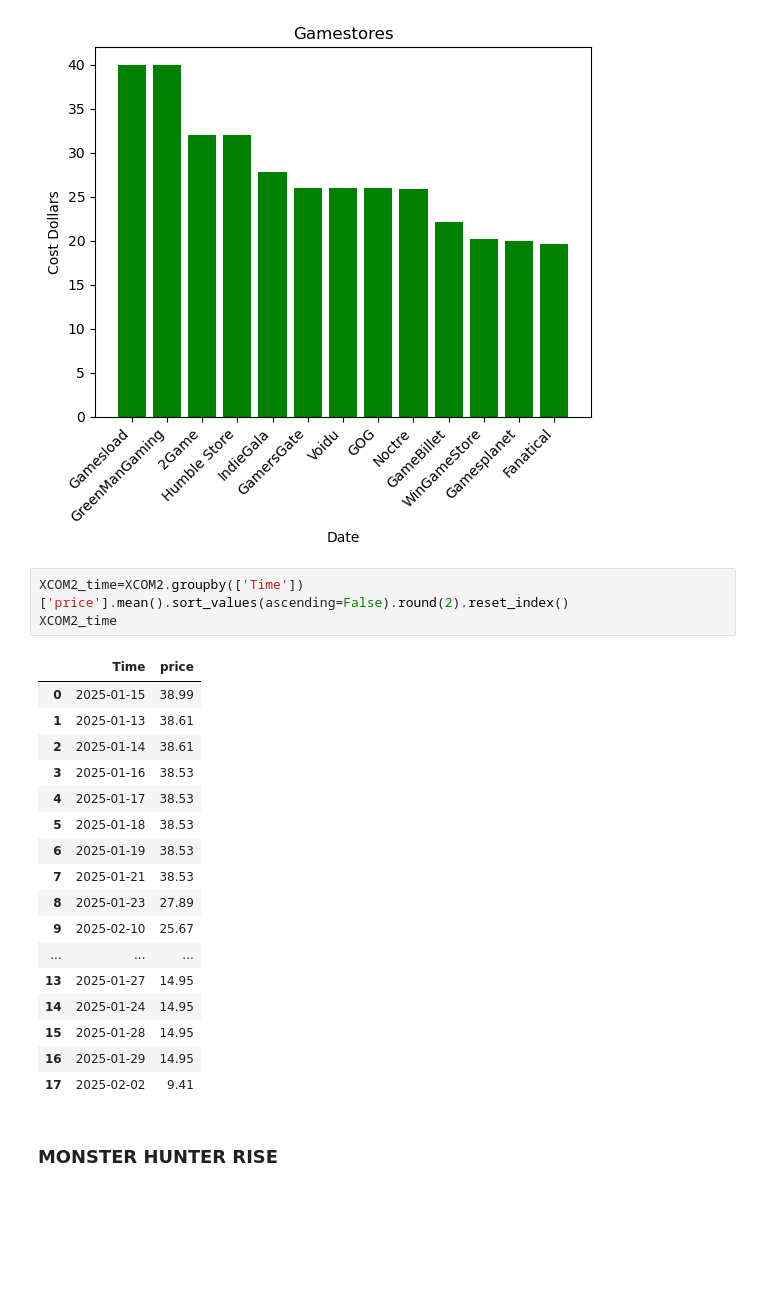
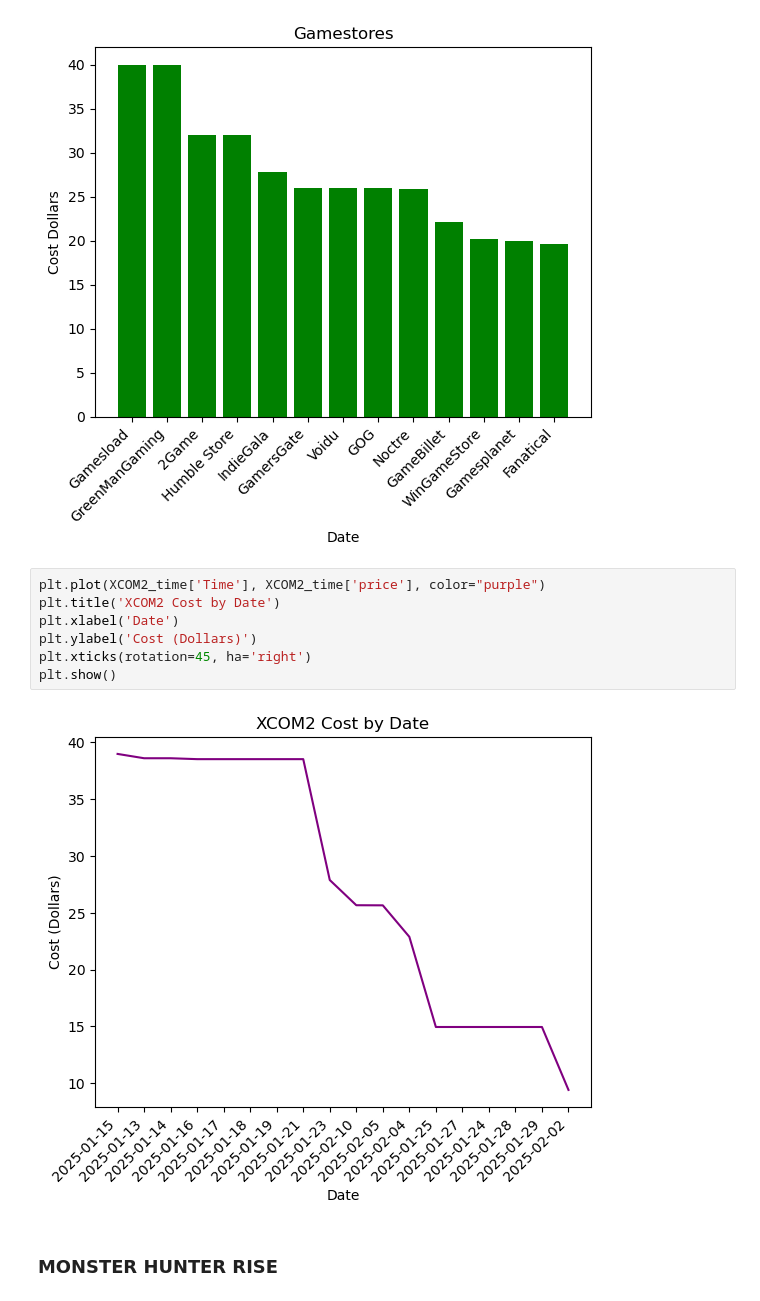
Before and after one commit to Christopher-Arzate/Gaming-Library, a Jupyter notebook: Library Analysis.ipynb, the cells around one changed output. Saved outputs shown, nothing was run; the diff lists cells and outputs as text; blank space fills up the shorter version.

```diff
--- a/Library Analysis.ipynb
+++ b/Library Analysis.ipynb
@@ -236,27 +253,15 @@ plt.xticks(rotation=45, ha='right')
 plt.show()
 # %% [output]
 [figure]
-# %%
-XCOM2_time=XCOM2.groupby(['Time'])['price'].mean().sort_values(ascending=False).round(2).reset_index()
-XCOM2_time
-# %% [output]
-|  | Time | price |
-| 0 | 2025-01-15 | 38.99 |
-| 1 | 2025-01-13 | 38.61 |
-| 2 | 2025-01-14 | 38.61 |
-| 3 | 2025-01-16 | 38.53 |
-| 4 | 2025-01-17 | 38.53 |
-| 5 | 2025-01-18 | 38.53 |
-| 6 | 2025-01-19 | 38.53 |
-| 7 | 2025-01-21 | 38.53 |
-| 8 | 2025-01-23 | 27.89 |
-| 9 | 2025-02-10 | 25.67 |
-| ... | ... | ... |
-| 13 | 2025-01-27 | 14.95 |
-| 14 | 2025-01-24 | 14.95 |
-| 15 | 2025-01-28 | 14.95 |
-| 16 | 2025-01-29 | 14.95 |
-| 17 | 2025-02-02 | 9.41 |
+# %%
+plt.plot(XCOM2_time['Time'], XCOM2_time['price'], color="purple")
+plt.title('XCOM2 Cost by Date')
+plt.xlabel('Date')
+plt.ylabel('Cost (Dollars)')
+plt.xticks(rotation=45, ha='right')
+plt.show()
+# %% [output]
+[figure, added]
 # %% [markdown]
 ### MONSTER HUNTER RISE
 # %% [markdown]
```
Also changed, not shown: parts of 11 cells of this notebook.
